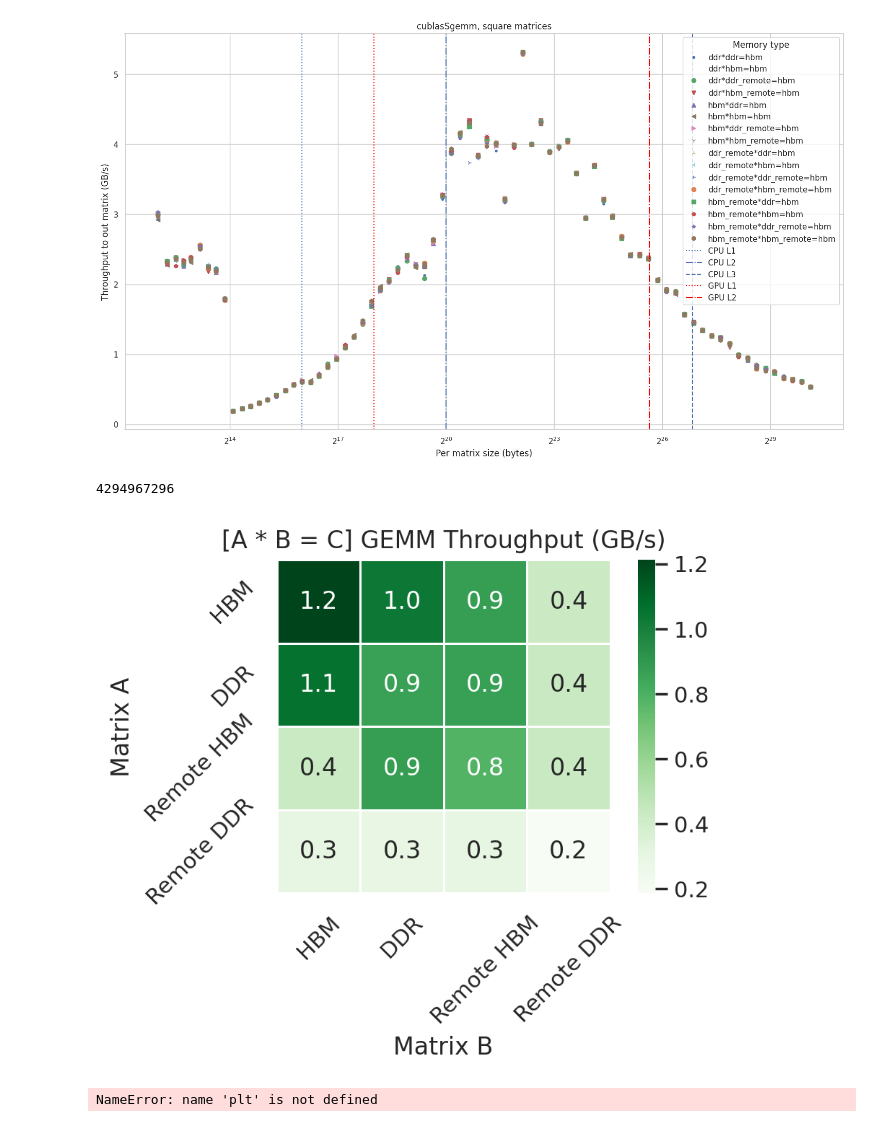
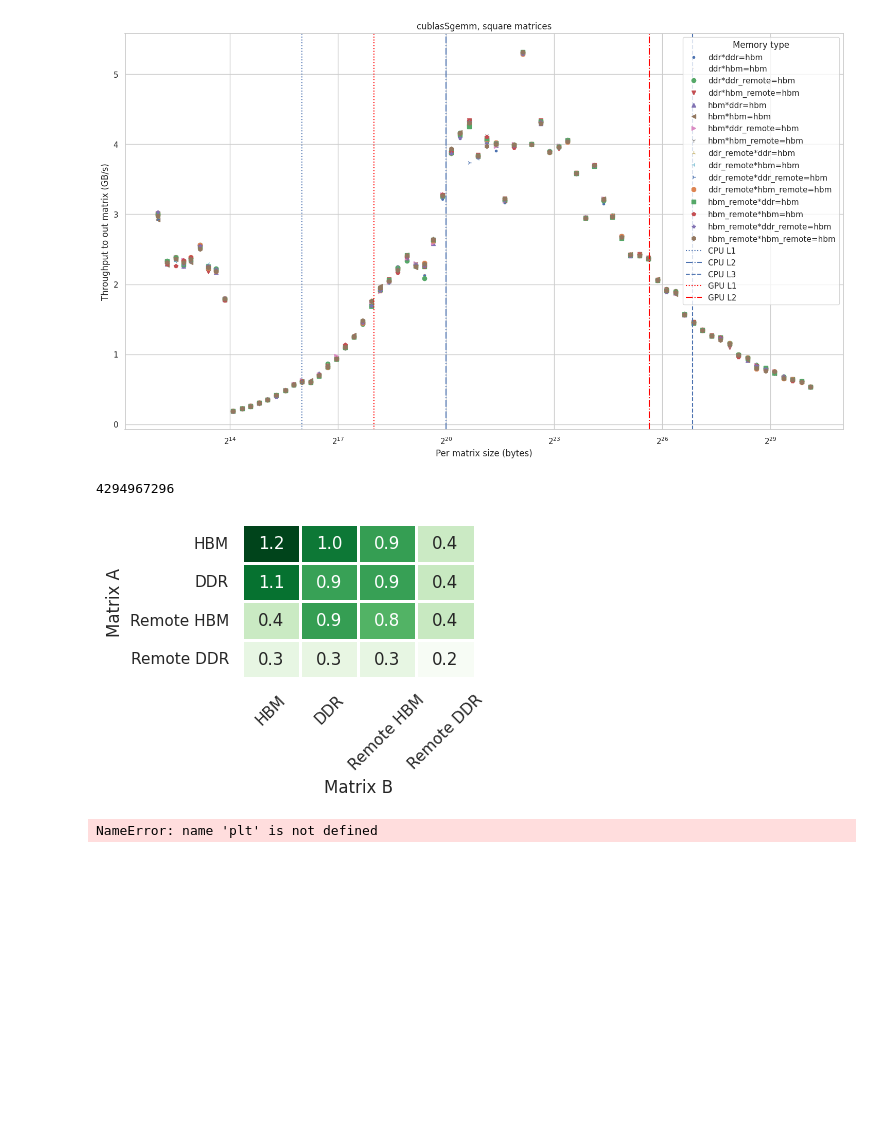
Before and after one commit to ntua-el20062/grace-hopper-benchmark, a Jupyter notebook: src/app.ipynb, the cells around one changed output. Cells and saved outputs as stored; diff of their text form; code cells hidden in the pictures; blank space fills up the shorter version.

```diff
--- a/src/app.ipynb
+++ b/src/app.ipynb
@@ -81,10 +73,10 @@ def make_gemm_heatmap(ax, basedir, title, dest_memory):
         for j in range(4):
             data[i, j] = list(results_generator(l, basedir + f'/{memories[i]}_{memories[j]}_{dest_memory}', skip=1))[-1]
 
-    sns.heatmap(data, annot=True, fmt='.1f', xticklabels=labels, yticklabels=labels, linewidths=1, square=True, cmap='Greens', ax=ax)
+    sns.heatmap(data, annot=True, fmt='.1f', xticklabels=labels, yticklabels=labels, linewidths=1, square=False, cmap='Greens', ax=ax, cbar=False)
     ax.set(title=title, xlabel="Matrix B", ylabel="Matrix A")
     plt.xticks(rotation=45)
-    plt.yticks(rotation=45)
+    plt.yticks(rotation=0)
 
 def make_read_write_graph(ax, basedir, title, scalability=False, n_threads=1, rng=None, latency=False, show_caches=True, show_cpu=True, show_gpu=True, remote=False, skip=1):
     if remote:
@@ -140,12 +132,12 @@ make_gemm_graph(ax, 'results/apps/gemm/openblas/', 'cublasSgemm, square matrices
 # %% [output]
 [figure]
 # %%
-fig, ax = plt.subplots(1, 1, figsize=(5, 3))
-fig.set_dpi(200)
-make_gemm_heatmap(ax, 'results/apps/gemm/cublas/', "[A * B = C] GEMM Throughput (GB/s)", 'hbm')
+fig, ax = plt.subplots(1, 1, figsize=(3, 2))
+make_gemm_heatmap(ax, 'results/apps/gemm/cublas/', "", 'hbm')
+fig.savefig("gemm.pdf", bbox_inches='tight')
 # %% [output]
 4294967296
-[figure, old version]
+[figure, new version]
 # %%
 fig, ax = plt.subplots(1, 1, figsize=(5, 3))
 fig.set_dpi(100)
```
Also changed, not shown: parts of 5 cells of this notebook, 14 other files.
